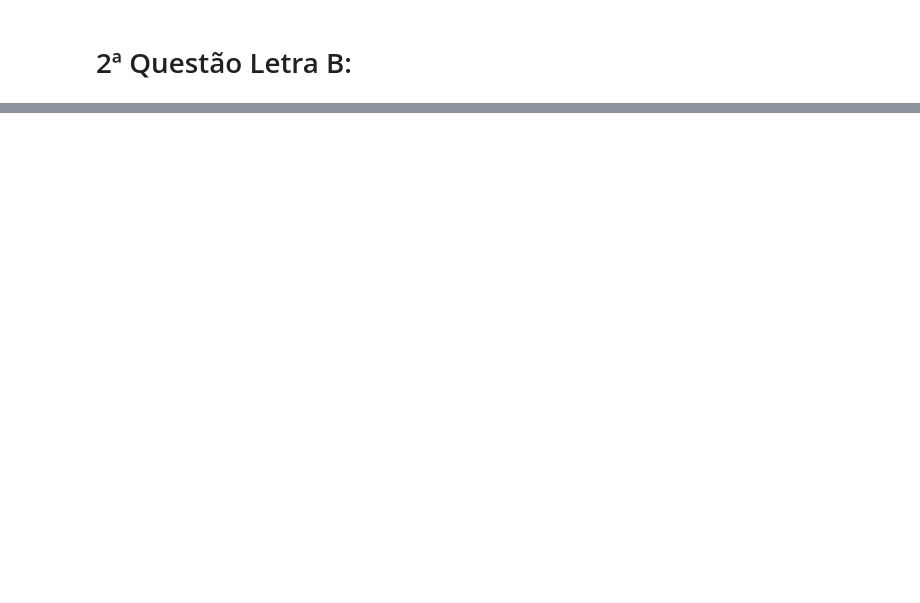
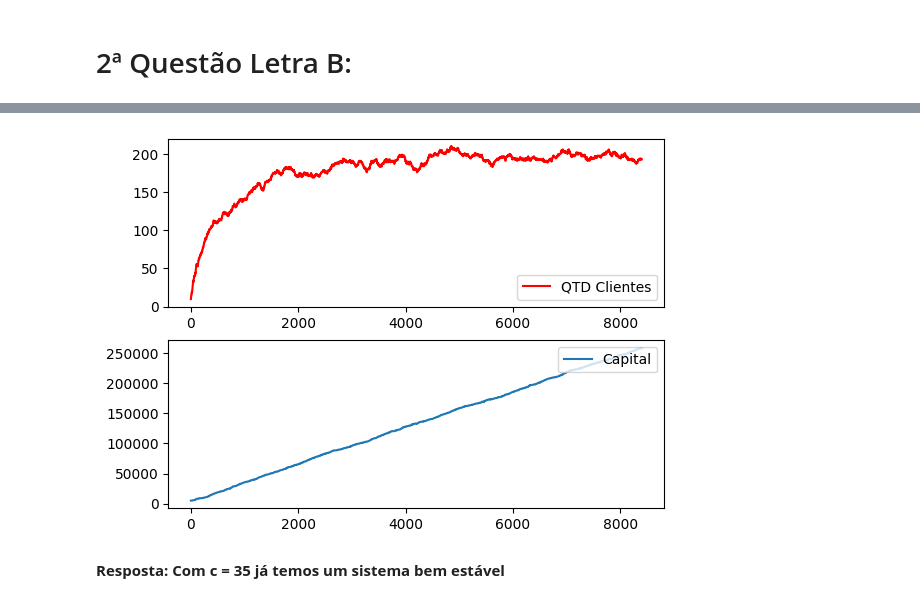
Before and after one commit to Davioliveira1305/Simulacao-Estocastica, a Jupyter notebook: Lista3_Simulação_Estocástica.ipynb, the cells around one changed output, grey strips where cells are left out. Saved outputs shown, nothing was run; the diff lists cells and outputs as text; code cells hidden in the pictures; blank space fills up the shorter version.

Commit message:
Lista Finalizada

```diff
--- a/Lista3_Simulação_Estocástica.ipynb
+++ b/Lista3_Simulação_Estocástica.ipynb
@@ -379,0 +433,35 @@ plt.show()
+# %%
+n = 10
+K = K0
+t = 0
+d = 0
+# %%
+# Definir a lista de eventos futuros
+
+LEF = []
+
+# Eventos iniciais
+
+heappush(LEF, (random.expovariate(lamb), 'adesao', () ) )
+if n > 0:
+  heappush(LEF, (t+random.expovariate(n*mu), 'saida', ()) )
+  heappush(LEF, (t+random.expovariate(n*rho), 'ocorrencia', ()) )
+
+# Laço principal
+
+while len(LEF) > 0 and t < H and K >=0:
+  evento = heappop(LEF)
+  t = evento[0]
+  nome = evento[1]
+  dados = evento[2]
+
+  if nome == 'adesao':
+    adesao(LEF, t, dados)
+  elif nome == 'saida':
+    saida(LEF, t, dados)
+  elif nome == 'ocorrencia':
+    ocorrencia(LEF, t, dados)
+
+  print(f"{evento}, n={n}, capital={K}")
+  vetor_n.append(n)
+  vetor_c.append(K)
@@ -379,0 +486,13 @@ plt.show()
+# %%
+import matplotlib.pyplot as plt
+fig, aux = plt.subplots(nrows = 2)
+eixo_x = [i for i in range(len(vetor_n))]
+aux[0].plot(eixo_x, vetor_n,label = 'QTD Clientes', c = 'r')
+aux[0].legend(loc = 'lower right')
+aux[1].plot(eixo_x, vetor_c, label = 'Capital')
+aux[1].legend(loc='upper right')
+plt.show()
+# %% [output]
+[figure, added]
+# %% [markdown]
+**Resposta: Com c = 35 já temos um sistema bem estável**
```
Also changed, not shown: parts of 13 cells of this notebook.
